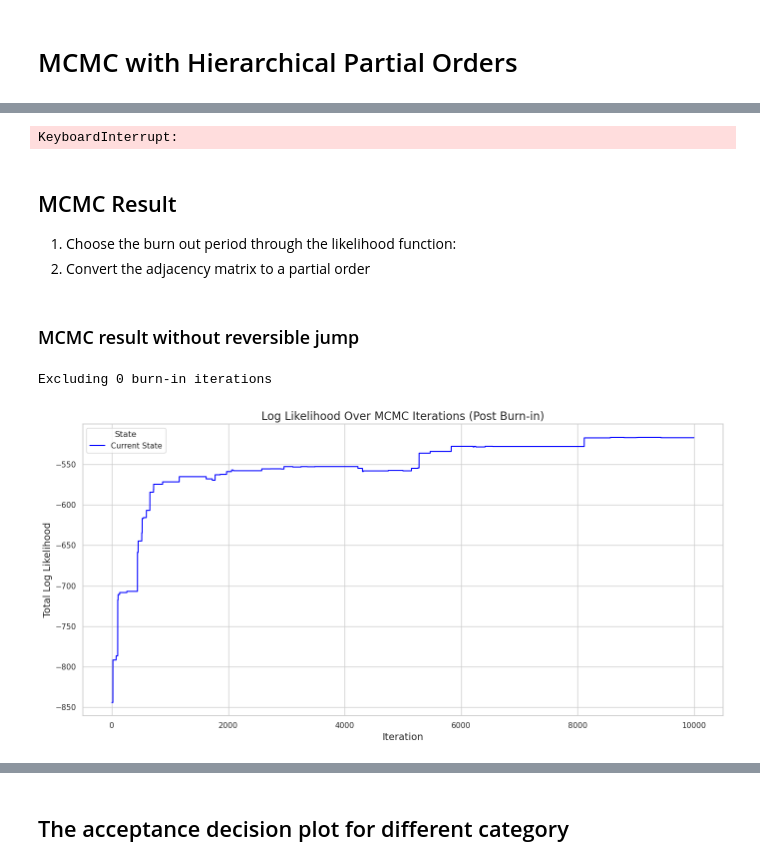
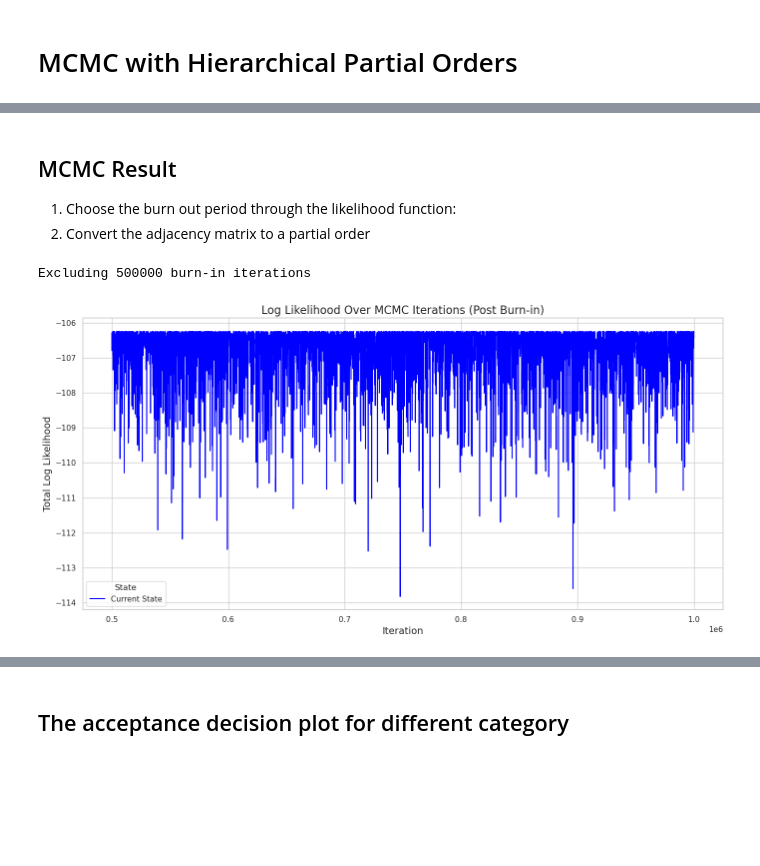
Before and after one commit to hollyli-dq/hpo_inference, a Jupyter notebook: notebooks/hpo_mcmc_simulation.ipynb, the cells around one changed output, grey strips where cells are left out. Drawn from its saved outputs; the diff is of its cells as text; code cells hidden in the pictures; blank space fills up the shorter version.

```diff
--- a/notebooks/hpo_mcmc_simulation.ipynb
+++ b/notebooks/hpo_mcmc_simulation.ipynb
@@ -264,7 +268,7 @@ Rankings saved to data/observed_rankings.csv
 # %% [markdown]
 # MCMC with Hierarchical Partial Orders
 # %%
-num_iterations = config["mcmc"]["num_iterations"]
+num_iterations = 1000000
 
 mcmc_pt = [
     config["mcmc"]["update_probabilities"]["rho"],
@@ -277,7 +281,6 @@ mcmc_pt = [
     config["mcmc"]["update_probabilities"]["beta"]
 
 ]
-rho_tau_update=config["reversible_two_factors"]["rho_tau_update"]
 dr = config["rho"]["dr"]
 drbeta=config["beta"]["drbeta"]
 drrt=config["rhotau"]["drrt"]
@@ -304,9 +307,5 @@ mcmc_results_k = mcmc_simulation_hpo_k(
         noise_beta_prior=noise_beta_prior,
         mallow_ua=mallow_ua,
         K_prior=K_prior,
-        rho_tau_update=rho_tau_update,
         random_seed=42
 )
-# 50 minutes for 200000 iterations n=12 N=50
-# 40 minutes for 200000 iterations n=5
-# 46 minutes for 500000 iterations n=5 N=10
@@ -328,49 +312,12 @@ KeyboardInterrupt:
-# %%
-mcmc_pt = [
-    config["mcmc"]["update_probabilities"]["rho"],
-    config["mcmc"]["update_probabilities"]["tau"],
-    config["mcmc"]["update_probabilities"]["rho_tau"],
-    config["mcmc"]["update_probabilities"]["noise"],
-    config["mcmc"]["update_probabilities"]["U_0"],
-    config["mcmc"]["update_probabilities"]["U_a"],
-    config["mcmc"]["update_probabilities"]["beta"]
-
-]
-mcmc_results= mcmc_simulation_hpo(
-        num_iterations=num_iterations,
-        M0=items,
-        assessors=assessors,
-        M_a_dict=M_a_dict,
-        O_a_i_dict=O_a_i_dict,
-        observed_orders=y_a_i_dict,
-        sigma_beta=sigma_beta,
-        X=X,
-        K=K,
-        dr=dr,
-        drrt=drrt,
-        drbeta=drbeta,
-        sigma_mallow=sigma_mallow,
-        noise_option=noise_option,
-        mcmc_pt=mcmc_pt,
-        rho_prior=rho_prior,
-        noise_beta_prior=noise_beta_prior,
-        mallow_ua=mallow_ua,
-        rho_tau_update=rho_tau_update,
-        random_seed=42
-)
-# %% [output]
-KeyboardInterrupt:
 # %% [markdown]
 ## MCMC Result
 
 1. Choose the burn out period through the likelihood function:
 2. Convert the adjacency matrix to a partial order
-# %% [markdown]
-### MCMC result without reversible jump
 # %%
 # Get log likelihood values from MCMC results
-log_likelihood_currents = mcmc_results.get('log_likelihood_currents', [])
-PO_plot.plot_log_likelihood(log_likelihood_currents,burn_in=0)
+log_likelihood_currents_k = mcmc_results_k.get('log_likelihood_currents', [])
+PO_plot.plot_log_likelihood(log_likelihood_currents_k,burn_in=500000)
 # %% [output]
-Excluding 0 burn-in iterations
+Excluding 500000 burn-in iterations
-[figure, old version]
+[figure, new version]
```
Also changed, not shown: parts of 25 cells of this notebook, 45 other files.
